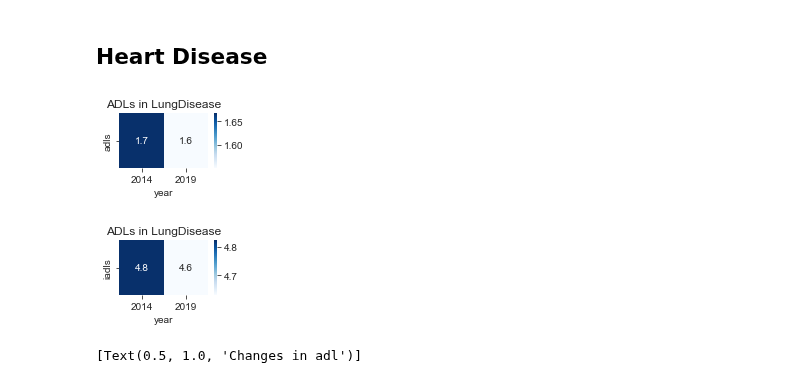
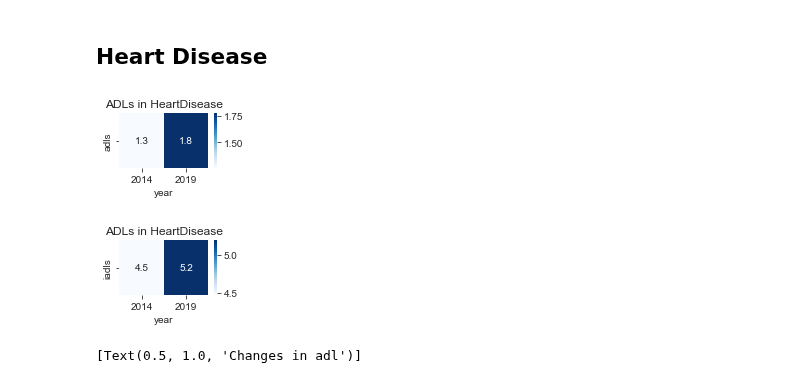
Before and after one commit to woonsupkim/BurdenofCare, a Jupyter notebook: 2015_2020_comparison.ipynb, the cells around one changed output. Saved outputs shown, nothing was run; the diff lists cells and outputs as text; code cells hidden in the pictures.

Commit message:
Updated Analysis on Heart Disease

```diff
--- a/2015_2020_comparison.ipynb
+++ b/2015_2020_comparison.ipynb
@@ -244,16 +244,16 @@ df_adl = pd.DataFrame(data_adl)
 df_iadl = pd.DataFrame(data_iadl)
 # %%
 f, ax = plt.subplots(figsize = (2, 1))
-df_cont = data_burden[data_burden['illness'] == 'LungDisease'].pivot_table(columns = 'year', values = 'adls', aggfunc = 'mean')
-ax = sns.heatmap(df_cont, annot = True, cmap = 'Blues').set(title='ADLs in LungDisease')
+df_cont = data_burden[data_burden['illness'] == 'HeartDisease'].pivot_table(columns = 'year', values = 'adls', aggfunc = 'mean')
+ax = sns.heatmap(df_cont, annot = True, cmap = 'Blues').set(title='ADLs in HeartDisease')
 # %% [output]
-[figure, old version]
+[figure, new version]
 # %%
 f, ax = plt.subplots(figsize = (2, 1))
-df_cont = data_burden[data_burden['illness'] == 'LungDisease'].pivot_table(columns = 'year', values = 'iadls', aggfunc = 'mean')
-ax = sns.heatmap(df_cont, annot = True, cmap = 'Blues').set(title='ADLs in LungDisease')
+df_cont = data_burden[data_burden['illness'] == 'HeartDisease'].pivot_table(columns = 'year', values = 'iadls', aggfunc = 'mean')
+ax = sns.heatmap(df_cont, annot = True, cmap = 'Blues').set(title='ADLs in HeartDisease')
 # %% [output]
-[figure, old version]
+[figure, new version]
 # %%
 sns.set_style('ticks')
 fig, ax = plt.subplots()
```
Also changed, not shown: parts of 2 cells of this notebook.
